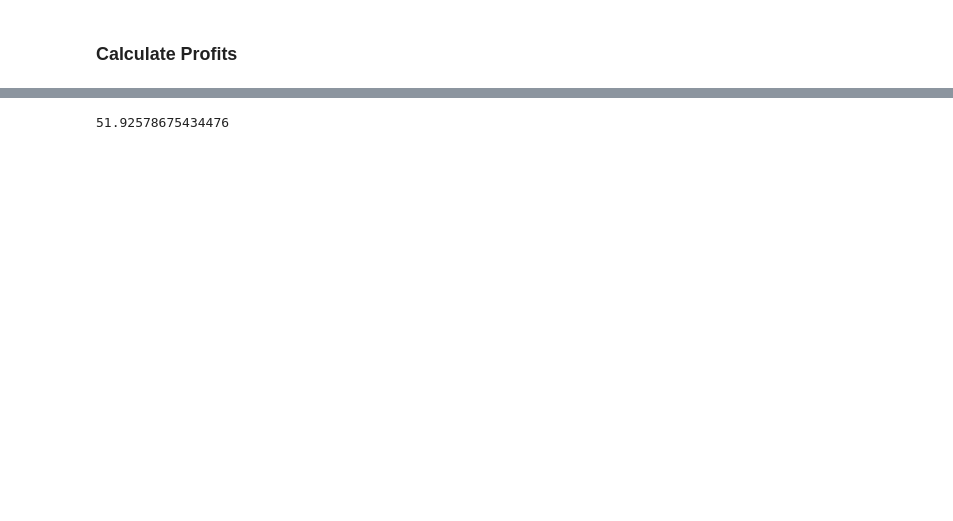
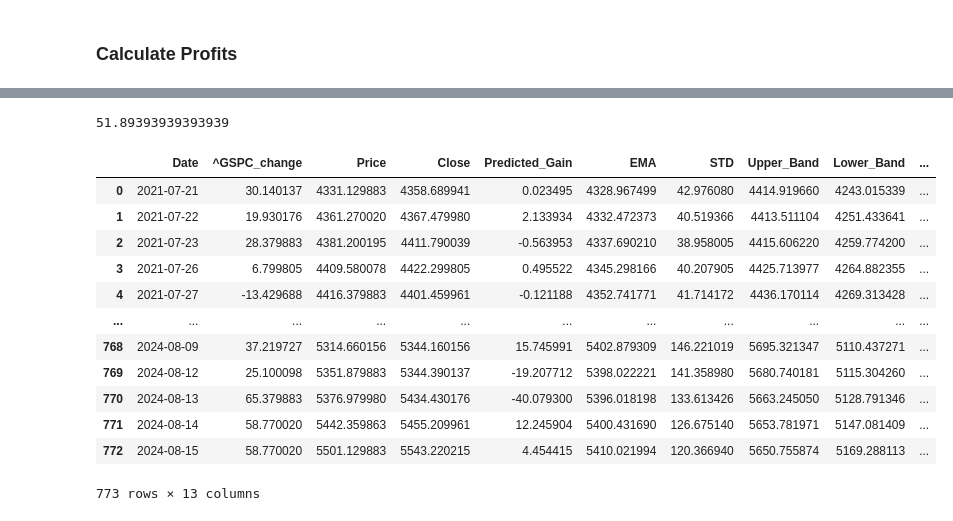
Before and after one commit to Chuacx13/StockPredictor-2, a Jupyter notebook: EvaluateModel.ipynb, the cells around one changed output, grey strips where cells are left out. Cells and saved outputs as stored; diff of their text form; code cells hidden in the pictures; blank space fills up the shorter version.

Commit message:
Calculate profits from newly trained model

```diff
--- a/EvaluateModel.ipynb
+++ b/EvaluateModel.ipynb
@@ -113,12 +132,69 @@ See the caveats in the documentation: https://pandas.pydata.org/pandas-docs/stab
+# %%
+# Percentage of predictions that are in the same direction as change in stock price
+right_direction = 0
+total = 0
+for _, row in calc_profit_df.iterrows():
+    change = row[f'{target_stock}_change']
+    predict = row['Predicted_Gain']
+    if (change < 0 and predict <0) or (change > 0 and predict > 0):
+        right_direction += 1
+    total += 1
+print(right_direction/total*100)
+# %% [output]
+51.89393939393939
+# %%
+# Utilise Bollinger Bands to gauge trend and decide on whether to long or short
+def calc_profit(data):
+    # Applying Bollinger Bands with Exponential Moving Average
+    window = 20
+    data['EMA'] = data['Price'].ewm(span=window, adjust=True).mean()
+    data['STD'] = data['Price'].rolling(window=window).std()
+    data['Upper_Band'] = data['EMA'] + (2 * data['STD'])
+    data['Lower_Band'] = data['EMA'] - (2 * data['STD'])
+    data.dropna(inplace=True, ignore_index=True)
+
+    # Decide on whether to short or long the stock
+    orders = []
+    for _, row in data.iterrows():
+        if row['Price'] > row['Upper_Band']:
+            orders.append(-1)
+        elif row['Price'] < row['Lower_Band']:
+            orders.append(1)
+        elif row['Predicted_Gain'] > 0:
+            orders.append(1)
+        elif row['Predicted_Gain'] < 0:
+            orders.append(-1)
+
+    data['Order'] = pd.DataFrame(orders, columns=['Order'])
+
+    data['Profit Per Trade'] = data[f'{target_stock}_change'] * data['Order']
+    data['Cumulative Profit'] = data['Profit Per Trade'].cumsum()
+    data['Hold'] = data[f'{target_stock}_change'].cumsum()
+    return data
+# %%
+calc_profit(calc_profit_df)
+# %% [output]
+|  | Date | ^GSPC_change | Price | Close | Predicted_Gain | EMA | STD | Upper_Band | Lower_Band | ... |
+| 0 | 2021-07-21 | 30.140137 | 4331.129883 | 4358.689941 | 0.023495 | 4328.967499 | 42.976080 | 4414.919660 | 4243.015339 | ... |
+| 1 | 2021-07-22 | 19.930176 | 4361.270020 | 4367.479980 | 2.133934 | 4332.472373 | 40.519366 | 4413.511104 | 4251.433641 | ... |
+| 2 | 2021-07-23 | 28.379883 | 4381.200195 | 4411.790039 | -0.563953 | 4337.690210 | 38.958005 | 4415.606220 | 4259.774200 | ... |
+| 3 | 2021-07-26 | 6.799805 | 4409.580078 | 4422.299805 | 0.495522 | 4345.298166 | 40.207905 | 4425.713977 | 4264.882355 | ... |
+| 4 | 2021-07-27 | -13.429688 | 4416.379883 | 4401.459961 | -0.121188 | 4352.741771 | 41.714172 | 4436.170114 | 4269.313428 | ... |
+| ... | ... | ... | ... | ... | ... | ... | ... | ... | ... | ... |
+| 768 | 2024-08-09 | 37.219727 | 5314.660156 | 5344.160156 | 15.745991 | 5402.879309 | 146.221019 | 5695.321347 | 5110.437271 | ... |
+| 769 | 2024-08-12 | 25.100098 | 5351.879883 | 5344.390137 | -19.207712 | 5398.022221 | 141.358980 | 5680.740181 | 5115.304260 | ... |
+| 770 | 2024-08-13 | 65.379883 | 5376.979980 | 5434.430176 | -40.079300 | 5396.018198 | 133.613426 | 5663.245050 | 5128.791346 | ... |
+| 771 | 2024-08-14 | 58.770020 | 5442.359863 | 5455.209961 | 12.245904 | 5400.431690 | 126.675140 | 5653.781971 | 5147.081409 | ... |
+| 772 | 2024-08-15 | 58.770020 | 5501.129883 | 5543.220215 | 4.454415 | 5410.021994 | 120.366940 | 5650.755874 | 5169.288113 | ... |
+773 rows × 13 columns
 # %%
-right_direction = 0
-total = 0
-for _, row in eval_df.iterrows():
-    change = row[f'{target_stock}_change']
-    predict = row['Predicted_Gain']
-    if (change < 0 and predict <0) or (change > 0 and predict > 0):
-        right_direction += 1
-    total += 1
-print(right_direction/total*100)
+# temp = calc_profit_df[(calc_profit_df['Predicted_Gain'] > 8) | (calc_profit_df['Predicted_Gain'] < -8)]
+# right_direction = 0
+# total = 0
+# for _, row in temp.iterrows():
+#     change = row[f'{target_stock}_change']
+#     predict = row['Predicted_Gain']
+#     if (change < 0 and predict <0) or (change > 0 and predict > 0):
+#         right_direction += 1
+#     total += 1
+# print(right_direction/total*100)
-# %% [output]
-51.92578675434476
```
Also changed, not shown: parts of 9 cells of this notebook.
